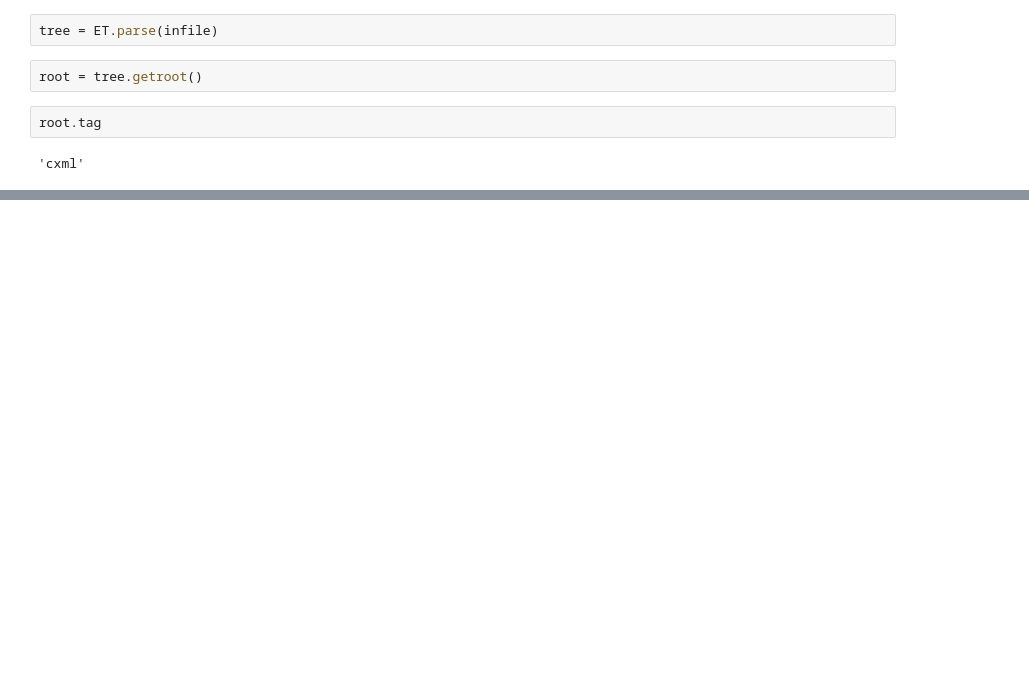
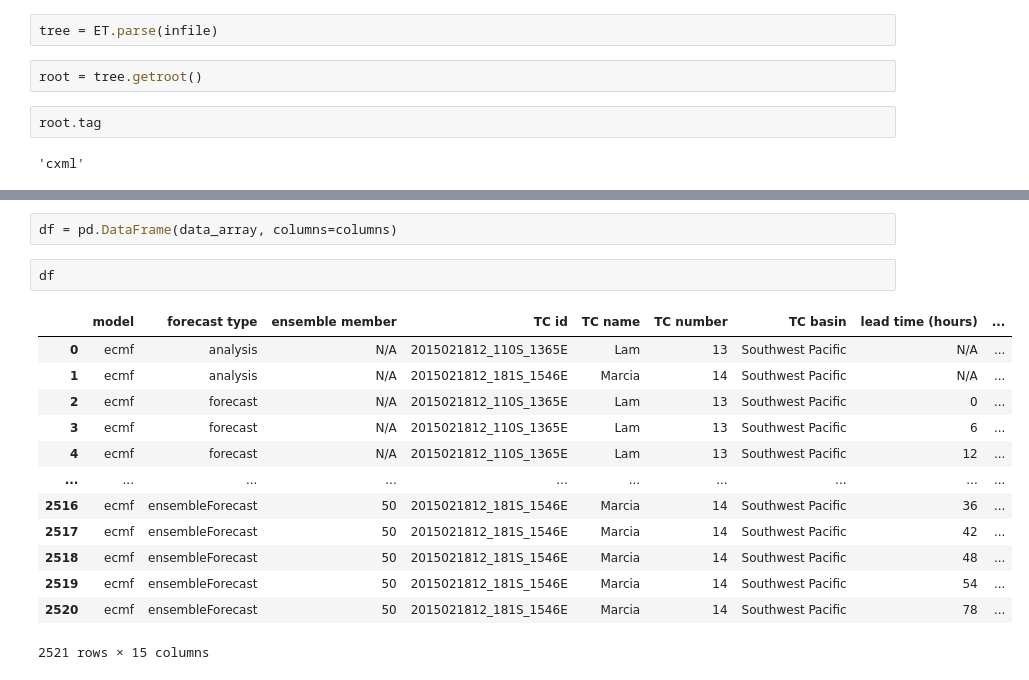
Before and after one commit to DamienIrving/ecmwf, a Jupyter notebook: example_tracks.ipynb, the cells around one changed output, grey strips where cells are left out. Saved outputs shown, nothing was run; the diff lists cells and outputs as text; blank space fills up the shorter version.

```diff
--- a/example_tracks.ipynb
+++ b/example_tracks.ipynb
@@ -87,0 +143,18 @@ IndexError: child index out of range
+# %%
+df = pd.DataFrame(data_array, columns=columns)
+# %%
+df
+# %% [output]
+|  | model | forecast type | ensemble member | TC id | TC name | TC number | TC basin | lead time (hours) | ... |
+| 0 | ecmf | analysis | N/A | 2015021812_110S_1365E | Lam | 13 | Southwest Pacific | N/A | ... |
+| 1 | ecmf | analysis | N/A | 2015021812_181S_1546E | Marcia | 14 | Southwest Pacific | N/A | ... |
+| 2 | ecmf | forecast | N/A | 2015021812_110S_1365E | Lam | 13 | Southwest Pacific | 0 | ... |
+| 3 | ecmf | forecast | N/A | 2015021812_110S_1365E | Lam | 13 | Southwest Pacific | 6 | ... |
+| 4 | ecmf | forecast | N/A | 2015021812_110S_1365E | Lam | 13 | Southwest Pacific | 12 | ... |
+| ... | ... | ... | ... | ... | ... | ... | ... | ... | ... |
+| 2516 | ecmf | ensembleForecast | 50 | 2015021812_181S_1546E | Marcia | 14 | Southwest Pacific | 36 | ... |
+| 2517 | ecmf | ensembleForecast | 50 | 2015021812_181S_1546E | Marcia | 14 | Southwest Pacific | 42 | ... |
+| 2518 | ecmf | ensembleForecast | 50 | 2015021812_181S_1546E | Marcia | 14 | Southwest Pacific | 48 | ... |
+| 2519 | ecmf | ensembleForecast | 50 | 2015021812_181S_1546E | Marcia | 14 | Southwest Pacific | 54 | ... |
+| 2520 | ecmf | ensembleForecast | 50 | 2015021812_181S_1546E | Marcia | 14 | Southwest Pacific | 78 | ... |
+2521 rows × 15 columns
```
Also changed, not shown: parts of 10 cells of this notebook.
